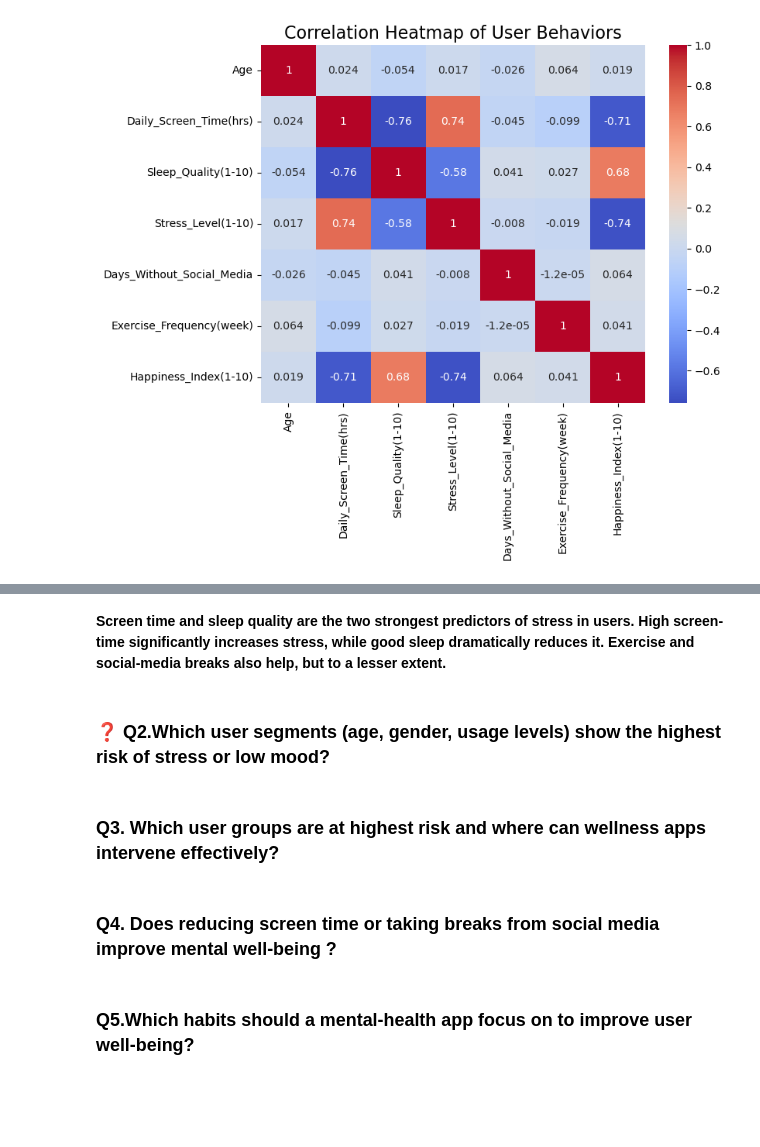
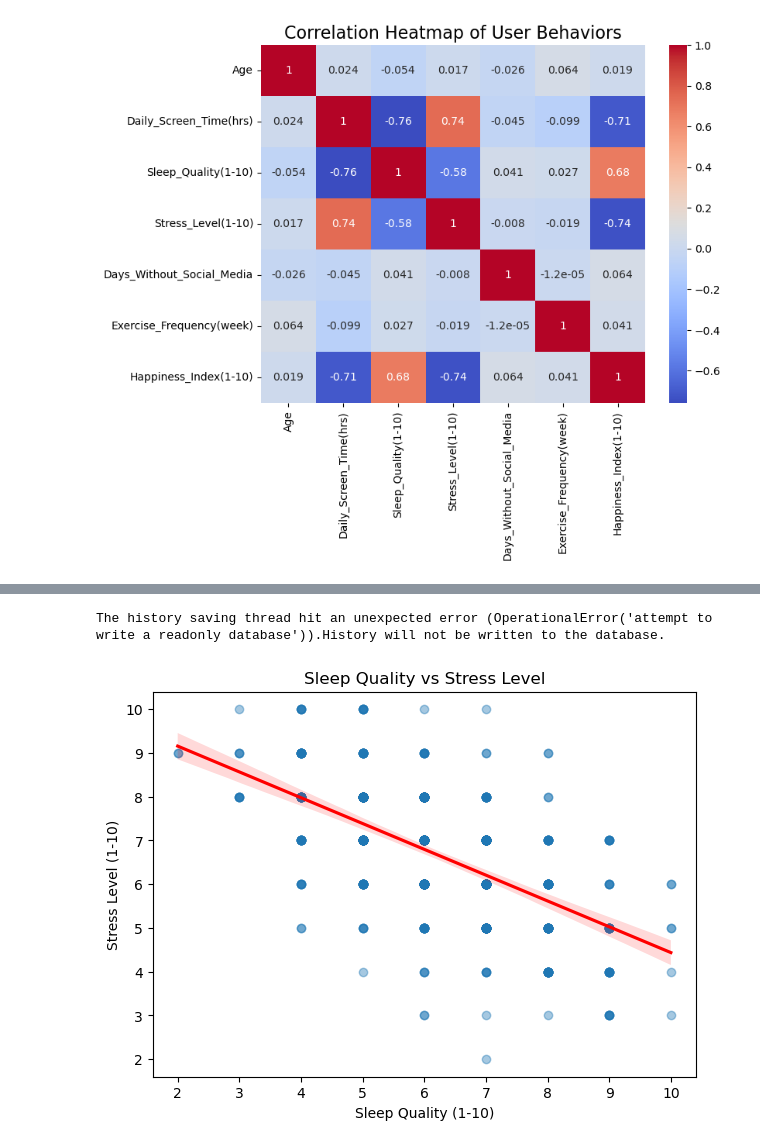
Before and after one commit to zaraaxdata/digital-wellbeing-user-analysis, a Jupyter notebook: user_behaviour_analysis.ipynb, the cells around one changed output, grey strips where cells are left out. Drawn from its saved outputs; the diff is of its cells as text; code cells hidden in the pictures; blank space fills up the shorter version.

```diff
--- a/user_behaviour_analysis.ipynb
+++ b/user_behaviour_analysis.ipynb
@@ -454,12 +362,18 @@ plt.show()
-# %% [markdown]
-**Screen time and sleep quality are the two strongest predictors of stress in users.
-High screen-time significantly increases stress, while good sleep dramatically reduces it.
-Exercise and social-media breaks also help, but to a lesser extent.**
-# %% [markdown]
-###  ❓ Q2.Which user segments (age, gender, usage levels) show the highest risk of stress or low mood?
-# %% [markdown]
-### Q3. Which user groups are at highest risk and where can wellness apps intervene effectively?
-# %% [markdown]
-### Q4. Does reducing screen time or taking breaks from social media improve mental well-being ?
-# %% [markdown]
-### Q5.Which habits should a mental-health app focus on to improve user well-being?
+# %%
+plt.figure(figsize=(7,5))
+
+sns.regplot(
+    data=df,
+    x="Sleep_Quality(1-10)",
+    y="Stress_Level(1-10)",
+    scatter_kws={'alpha':0.4},
+    line_kws={'color':'red'}
+)
+plt.title("Sleep Quality vs Stress Level")
+plt.xlabel("Sleep Quality (1-10)")
+plt.ylabel("Stress Level (1-10)")
+
+plt.show()
+# %% [output]
+The history saving thread hit an unexpected error (OperationalError('attempt to write a readonly database')).History will not be written to the database.
+[figure, added]
```
Also changed, not shown: parts of 98 cells of this notebook.
